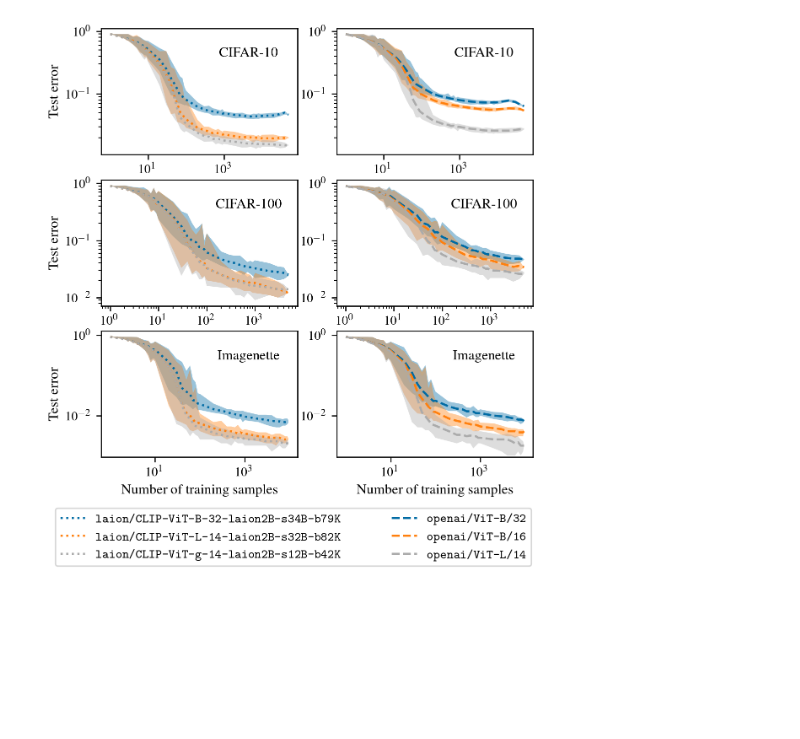
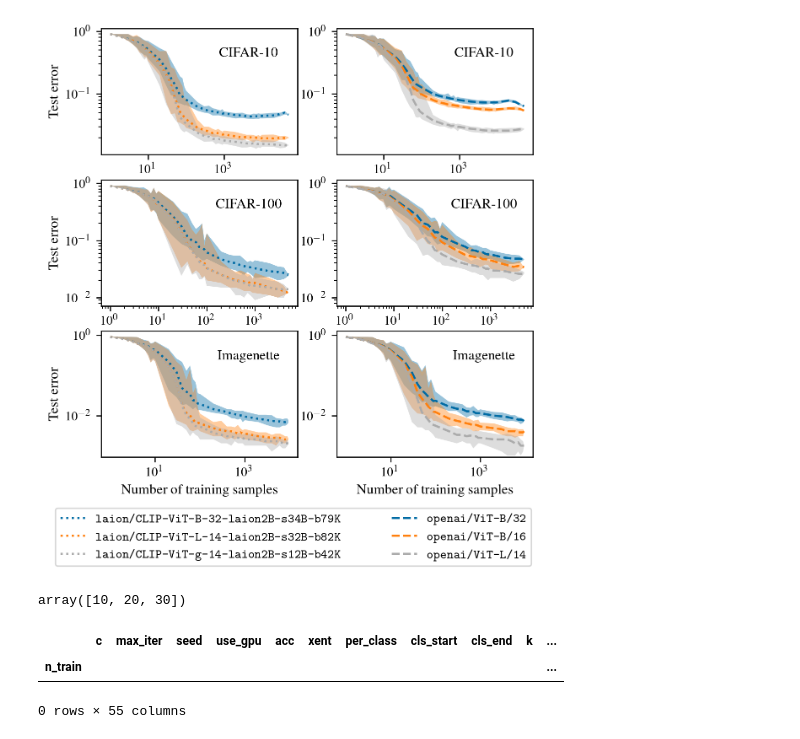
Before and after one commit to ed1d1a8d/scaling, a Jupyter notebook: notebooks/functional-forms/balance-comparison.ipynb, the cells around one changed output. Saved outputs shown, nothing was run; the diff lists cells and outputs as text; code cells hidden in the pictures; blank space fills up the shorter version.

```diff
--- a/notebooks/functional-forms/balance-comparison.ipynb
+++ b/notebooks/functional-forms/balance-comparison.ipynb
@@ -127,14 +141,18 @@ def get_gb(
     embedder_id: str,
     dataset_id: str,
     per_class: bool,
+    n_classes: Optional[int] = None,
 ):
+    if n_classes is None:
+        n_classes = 10
+
     df["n_train10"] = df["n_train"] * 10
     return df.query(
         "&".join(
             (
                 "dataset_id == @dataset_id",
                 "cls_start == 0",
-                "cls_end == 10",
+                "cls_end == @n_classes",
                 "(c == 100 | k == 1)",
                 "embedder_id == @embedder_id",
                 "probe == 'linear'",
@@ -147,6 +165,7 @@ def get_gb(
 def plot_empirical_law(
     gb,
     ci_alpha: float = 0.2,
+    do_scale: bool = True,
     **kwargs,
 ):
     target = "err"
@@ -162,8 +181,9 @@ def plot_empirical_law(
         edgecolor="none",
         zorder=ax.lines[-1].get_zorder() - 1,
     )
-    plt.xscale("log")
-    plt.yscale("log")
+    if do_scale:
+        plt.xscale("log")
+        plt.yscale("log")
 
 
 def make_fancy_plot(
@@ -398,3 +418,19 @@ fig.legend(
 plt.savefig("figures/all-the-linear-probes.pgf", bbox_inches="tight")
 # %% [output]
 [figure]
+# %%
+df.cls_end.unique()
+# %% [output]
+array([10, 20, 30])
+# %%
+get_gb(
+    df,
+    embedder_id="hf/laion/CLIP-ViT-B-32-laion2B-s34B-b79K",
+    dataset_id="cifar10",
+    per_class=False,
+    n_classes=5,
+).mean()
+# %% [output]
+|  | c | max_iter | seed | use_gpu | acc | xent | per_class | cls_start | cls_end | k | ... |
+| n_train |  |  |  |  |  |  |  |  |  |  | ... |
+0 rows × 55 columns
```
Also changed, not shown: parts of 4 cells of this notebook, 2 other files.
